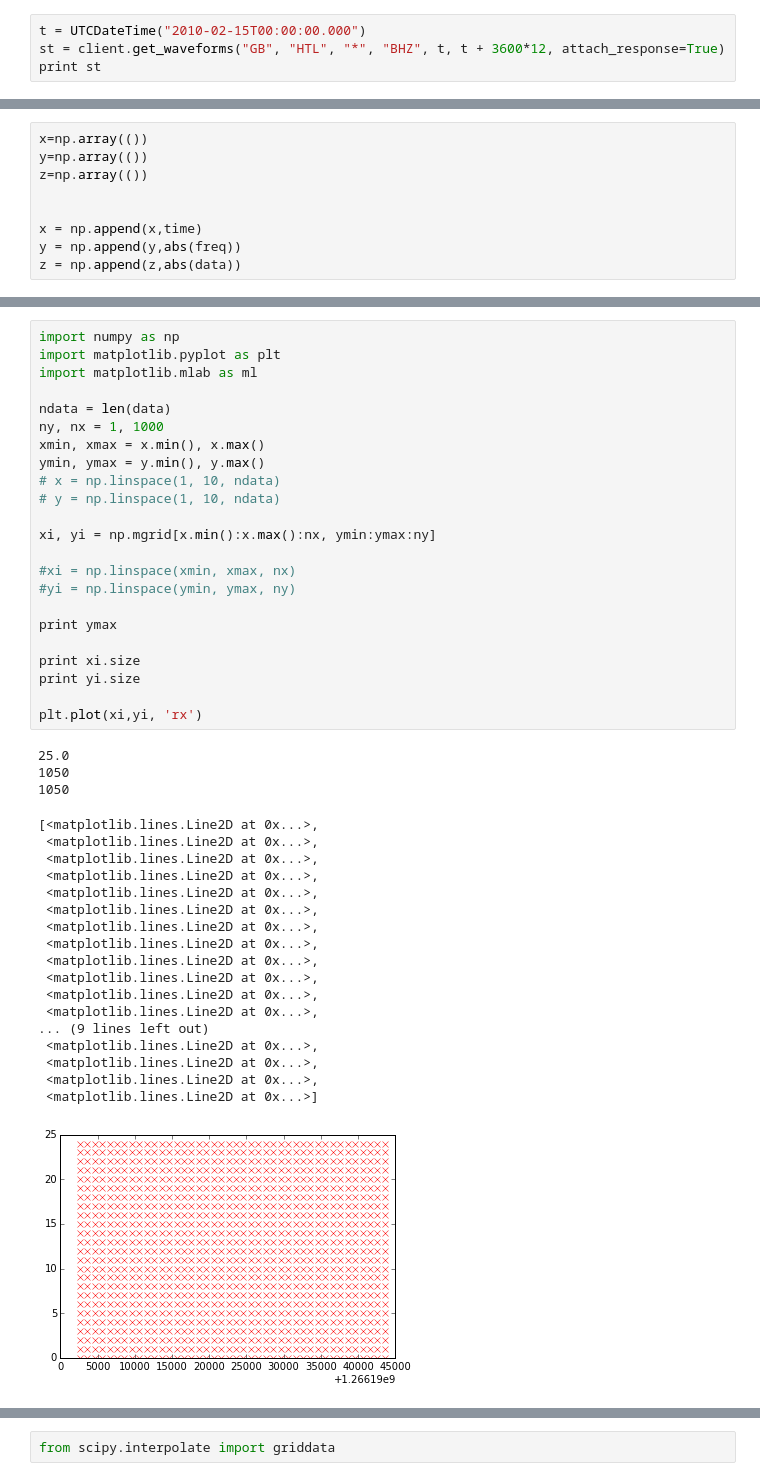
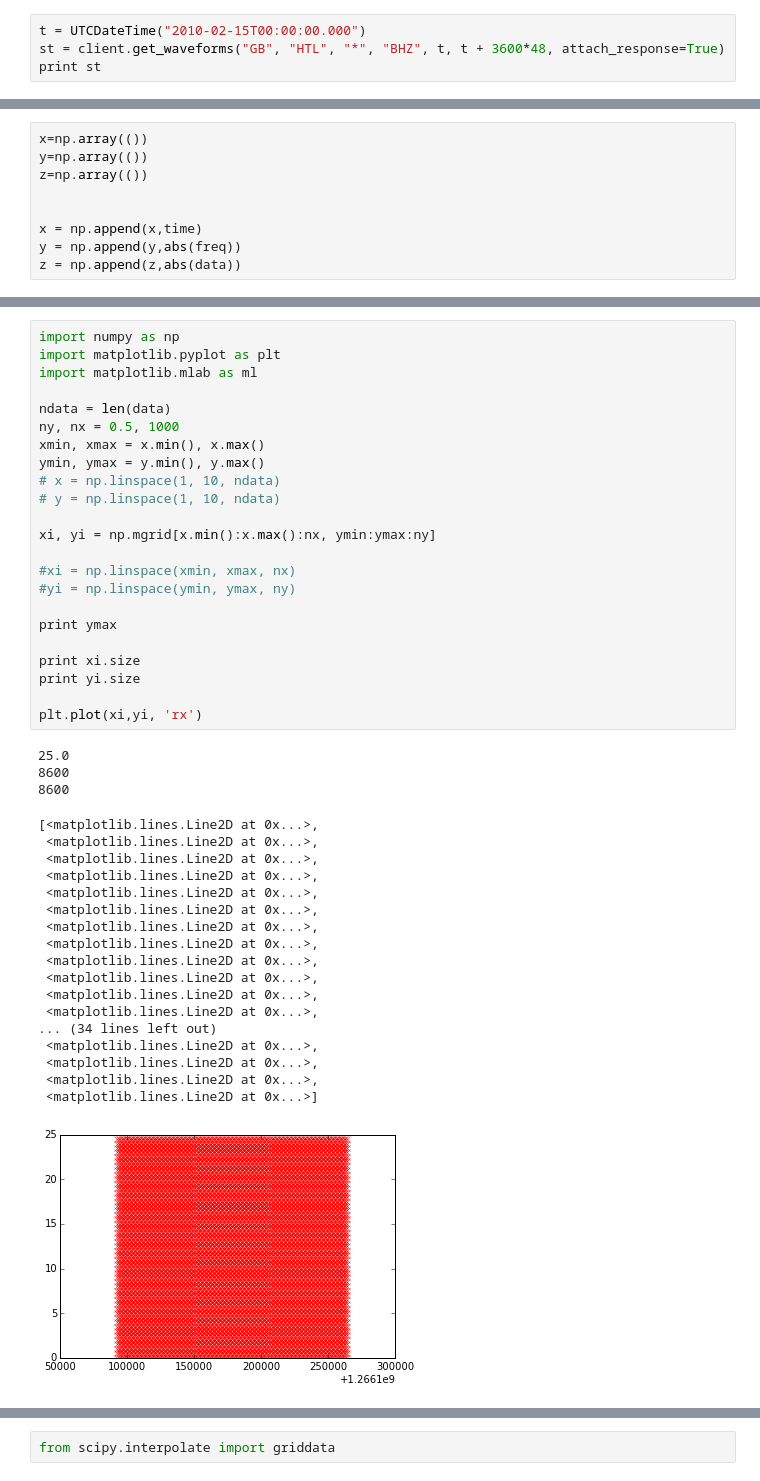
Before and after one commit to AntonyButcher/Data_call, a Jupyter notebook: Noise_plot-working.ipynb, the cells around one changed output, grey strips where cells are left out. Drawn from its saved outputs; the diff is of its cells as text.

```diff
--- a/Noise_plot-working.ipynb
+++ b/Noise_plot-working.ipynb
@@ -13,7 +13,7 @@ import scipy
 client = Client()
 # %%
 t = UTCDateTime("2010-02-15T00:00:00.000")
-st = client.get_waveforms("GB", "HTL", "*", "BHZ", t, t + 3600*12, attach_response=True)
+st = client.get_waveforms("GB", "HTL", "*", "BHZ", t, t + 3600*48, attach_response=True)
 print st
 # %% [output]
 1 Trace(s) in Stream:
@@ -202,7 +206,7 @@ import matplotlib.pyplot as plt
 import matplotlib.mlab as ml
 
 ndata = len(data)
-ny, nx = 1, 1000
+ny, nx = 0.5, 1000
 xmin, xmax = x.min(), x.max()
 ymin, ymax = y.min(), y.max()
 # x = np.linspace(1, 10, ndata)
@@ -210,37 +214,37 @@ ymin, ymax = y.min(), y.max()
 
 xi, yi = np.mgrid[x.min():x.max():nx, ymin:ymax:ny]
 
 #xi = np.linspace(xmin, xmax, nx)
 #yi = np.linspace(ymin, ymax, ny)
 
 print ymax
 
 print xi.size
 print yi.size
 
 plt.plot(xi,yi, 'rx')
 # %% [output]
 25.0
-1050
-1050
+8600
+8600
 [<matplotlib.lines.Line2D at 0x...>,
  <matplotlib.lines.Line2D at 0x...>,
  <matplotlib.lines.Line2D at 0x...>,
  <matplotlib.lines.Line2D at 0x...>,
  <matplotlib.lines.Line2D at 0x...>,
  <matplotlib.lines.Line2D at 0x...>,
  <matplotlib.lines.Line2D at 0x...>,
  <matplotlib.lines.Line2D at 0x...>,
  <matplotlib.lines.Line2D at 0x...>,
  <matplotlib.lines.Line2D at 0x...>,
  <matplotlib.lines.Line2D at 0x...>,
  <matplotlib.lines.Line2D at 0x...>,
-... (9 lines left out)
+... (34 lines left out)
  <matplotlib.lines.Line2D at 0x...>,
  <matplotlib.lines.Line2D at 0x...>,
  <matplotlib.lines.Line2D at 0x...>,
  <matplotlib.lines.Line2D at 0x...>]
-[figure, old version]
+[figure, new version]
 # %%
 points = x,y
 values = z
```
Also changed, not shown: parts of 16 cells of this notebook.
